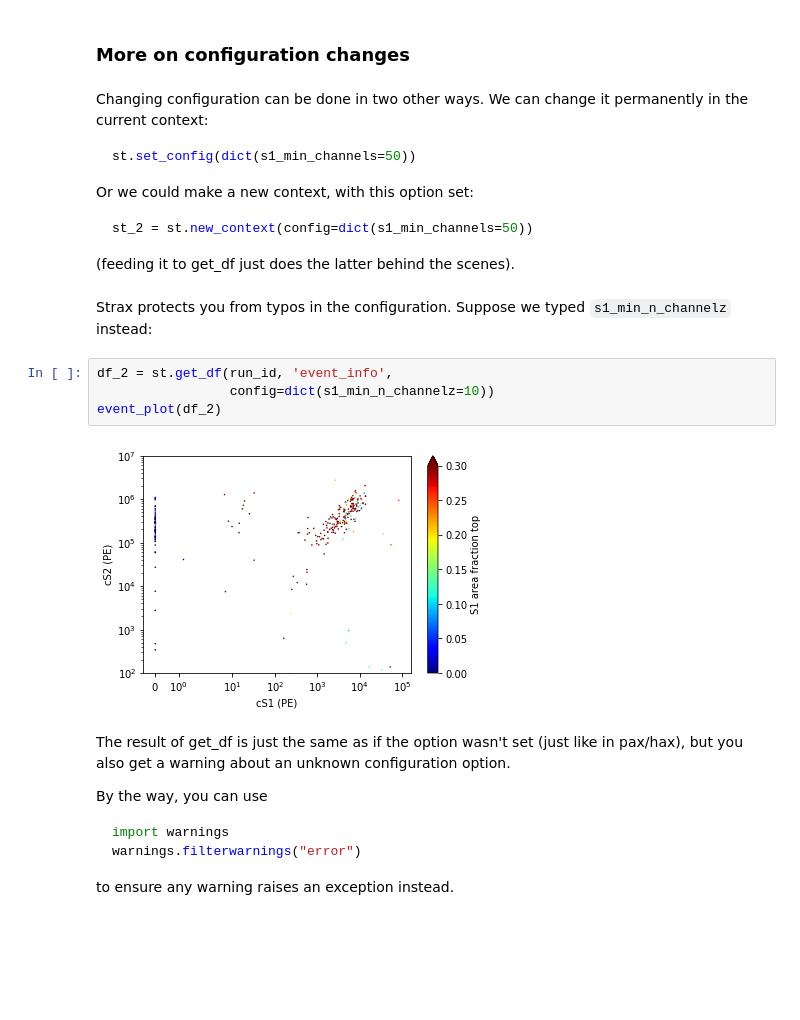
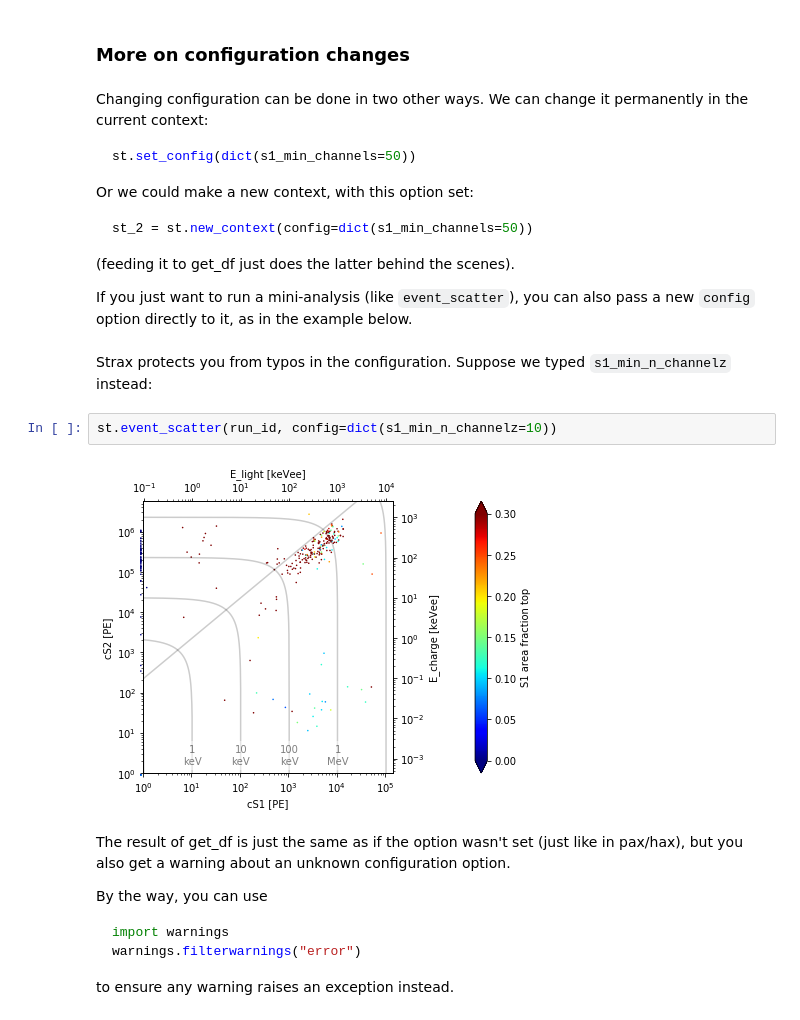
Before and after one commit to XENONnT/straxen, a Jupyter notebook: notebooks/tutorials/strax_demo.ipynb, the cells around one changed output. Saved outputs shown, nothing was run; the diff lists cells and outputs as text; blank space fills up the shorter version.

````diff
--- a/notebooks/tutorials/strax_demo.ipynb
+++ b/notebooks/tutorials/strax_demo.ipynb
@@ -243,14 +271,14 @@ Or we could make a new context, with this option set:
 st_2 = st.new_context(config=dict(s1_min_channels=50))
 ```
 (feeding it to get_df just does the latter behind the scenes).
+
+If you just want to run a mini-analysis (like `event_scatter`), you can also pass a new `config` option directly to it, as in the example below.
 # %% [markdown]
 Strax protects you from typos in the configuration. Suppose we typed `s1_min_n_channelz` instead:
 # %%
-df_2 = st.get_df(run_id, 'event_info',
-                 config=dict(s1_min_n_channelz=10))
-event_plot(df_2)
+st.event_scatter(run_id, config=dict(s1_min_n_channelz=10))
 # %% [output]
-[figure, old version]
+[figure, new version]
 # %% [markdown]
 The result of get_df is just the same as if the option wasn't set (just like in pax/hax), but you also get a warning about an unknown configuration option.
 
````
Also changed, not shown: parts of 21 cells of this notebook.
